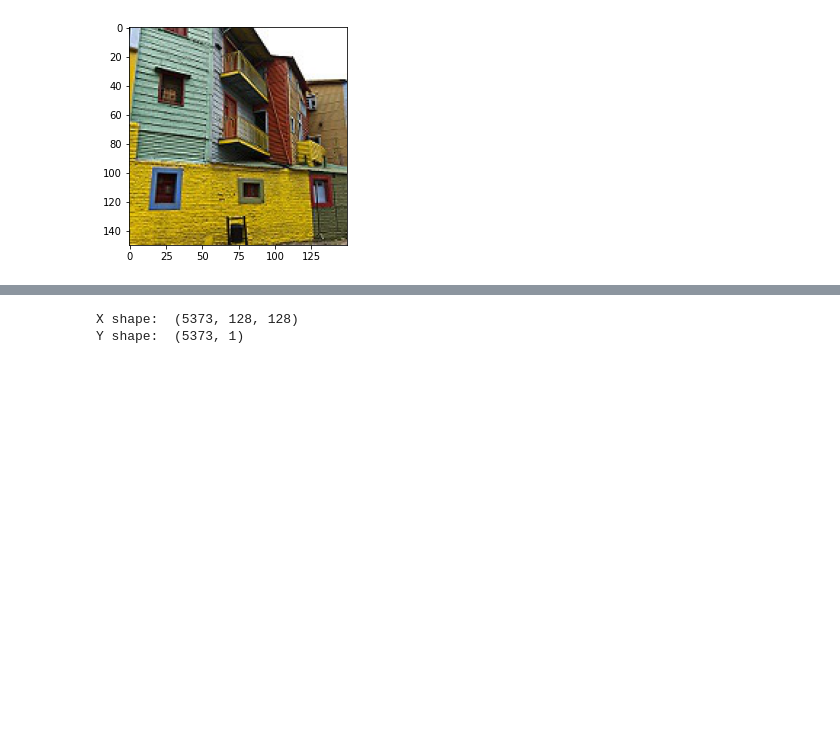
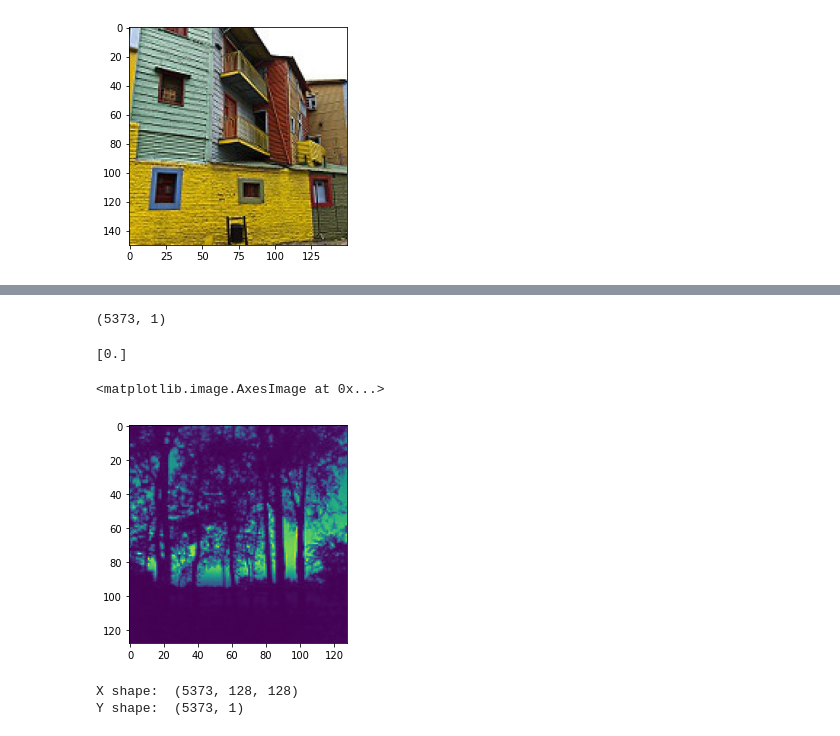
Before and after one commit to MJR2010gbc/image-processing, a Jupyter notebook: DataProcessingNotebook.ipynb, the cells around one changed output, grey strips where cells are left out. Saved outputs shown, nothing was run; the diff lists cells and outputs as text; code cells hidden in the pictures; blank space fills up the shorter version.

```diff
--- a/DataProcessingNotebook.ipynb
+++ b/DataProcessingNotebook.ipynb
@@ -133,3 +169,14 @@ test_data = test_data()
+# %%
+y_data.shape
+# %% [output]
+(5373, 1)
+# %%
+print(y_data[5000])
+plt.imshow(x_data[5000])
+# %% [output]
+[0.]
+<matplotlib.image.AxesImage at 0x...>
+[figure, added]
 # %%
 x_data = np.concatenate((train_data,test_data), axis = 0)
 x_data = (x_data-np.min(x_data))/(np.max(x_data)-np.min(x_data))
```
Also changed, not shown: parts of 18 cells of this notebook.
